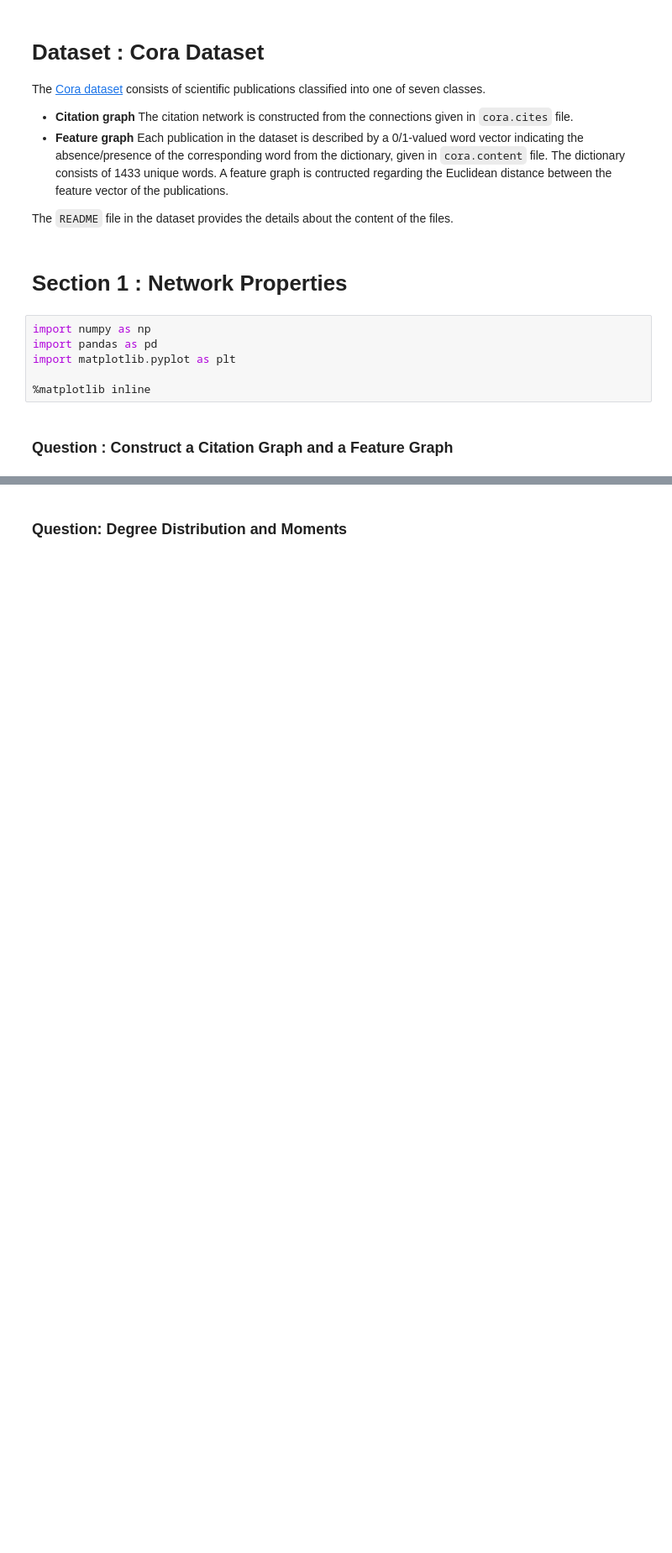
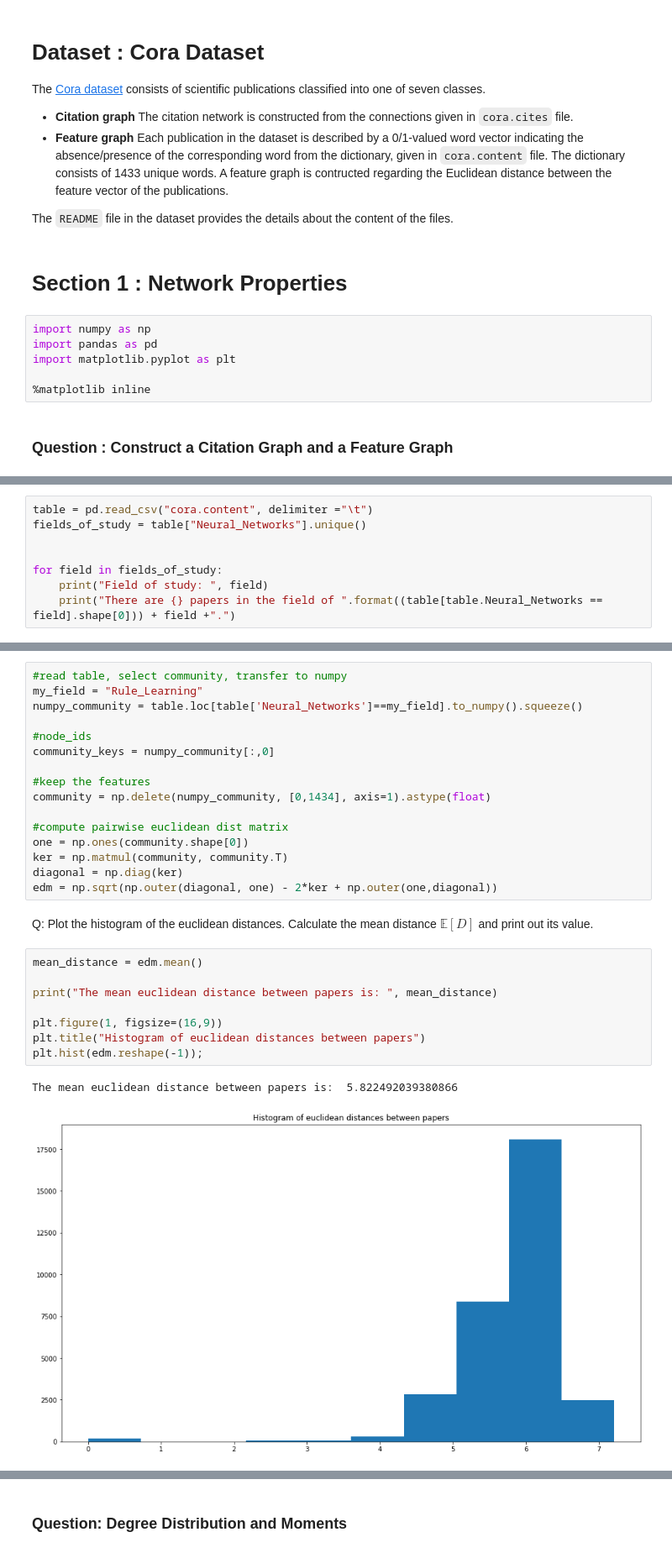
Before and after one commit to mdeff/ntds_2019, a Jupyter notebook: assignments/Assignment_1_draft.ipynb, the cells around one changed output, grey strips where cells are left out. Shown: that part at 84% size. Cells and saved outputs as stored; diff of their text form; blank space fills up the shorter version.

```diff
--- a/assignments/Assignment_1_draft.ipynb
+++ b/assignments/Assignment_1_draft.ipynb
@@ -42,0 +52,8 @@ import matplotlib.pyplot as plt
+# %%
+table = pd.read_csv("cora.content", delimiter ="\t")
+fields_of_study = table["Neural_Networks"].unique()
+
+
+for field in fields_of_study:
+    print("Field of study: ", field)
+    print("There are {} papers in the field of ".format((table[table.Neural_Networks == field].shape[0])) + field +".")
@@ -42,0 +78,29 @@ import matplotlib.pyplot as plt
+# %%
+#read table, select community, transfer to numpy
+my_field = "Rule_Learning"
+numpy_community = table.loc[table['Neural_Networks']==my_field].to_numpy().squeeze()
+
+#node_ids
+community_keys = numpy_community[:,0]
+
+#keep the features
+community = np.delete(numpy_community, [0,1434], axis=1).astype(float)
+
+#compute pairwise euclidean dist matrix
+one = np.ones(community.shape[0])
+ker = np.matmul(community, community.T)
+diagonal = np.diag(ker)
+edm = np.sqrt(np.outer(diagonal, one) - 2*ker + np.outer(one,diagonal))
+# %% [markdown]
+Q: Plot the histogram of the euclidean distances. Calculate the mean distance $ \mathbb{E}[D]$ and print out its value.
+# %%
+mean_distance = edm.mean()
+
+print("The mean euclidean distance between papers is: ", mean_distance)
+
+plt.figure(1, figsize=(16,9))
+plt.title("Histogram of euclidean distances between papers")
+plt.hist(edm.reshape(-1));
+# %% [output]
+The mean euclidean distance between papers is:  5.822492039380866
+[figure, added]
```
Also changed, not shown: parts of 53 cells of this notebook.
